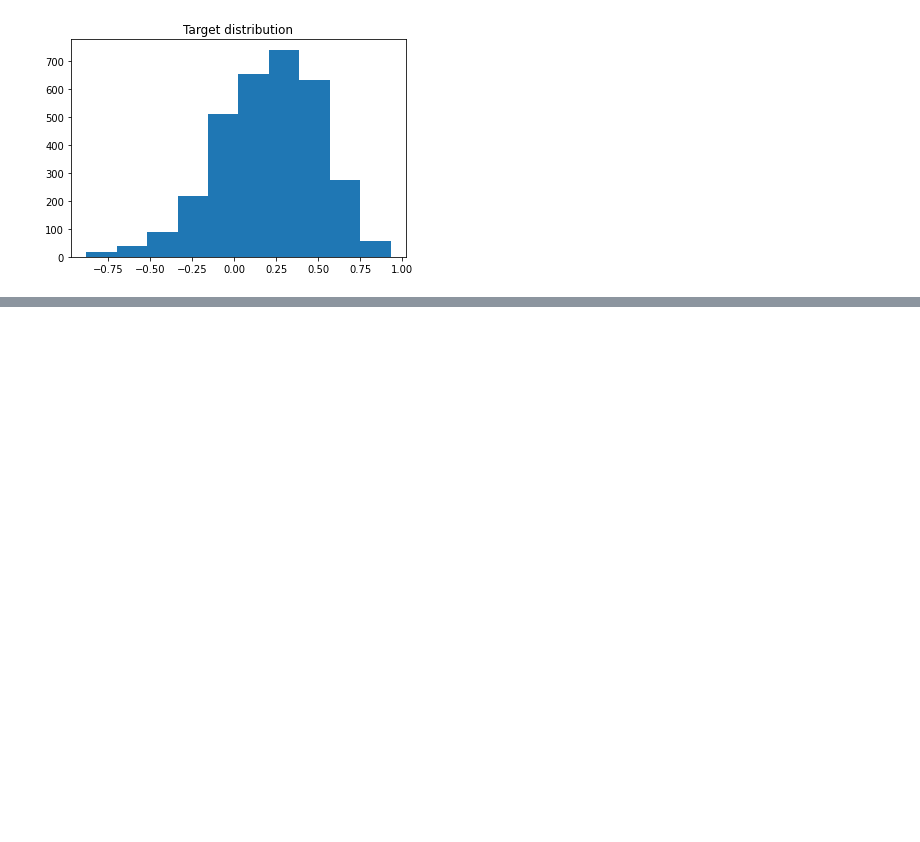
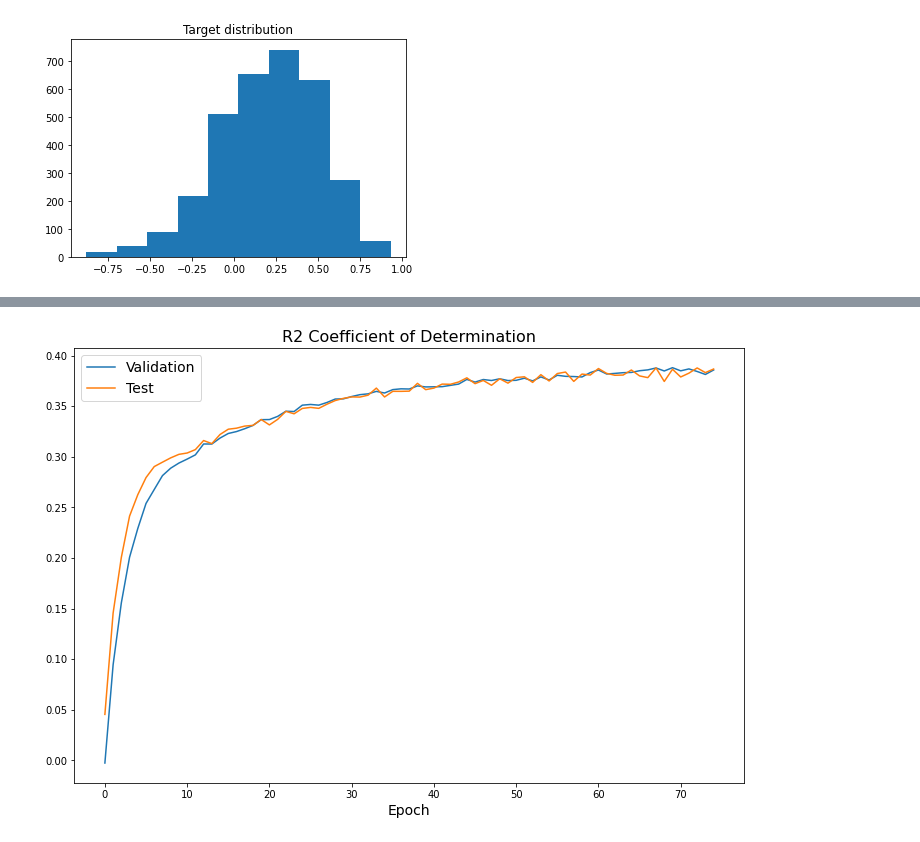
Before and after one commit to realfolkcode/LabelPropagation, a Jupyter notebook: label_propagation.ipynb, the cells around one changed output, grey strips where cells are left out. Saved outputs shown, nothing was run; the diff lists cells and outputs as text; code cells hidden in the pictures; blank space fills up the shorter version.

```diff
--- a/label_propagation.ipynb
+++ b/label_propagation.ipynb
@@ -46,0 +224,10 @@ plt.show()
+# %%
+plt.figure(figsize=(12,8))
+plt.plot(val_r2, label='Validation')
+plt.plot(test_r2, label='Test')
+plt.legend(fontsize=14)
+plt.title('R2 Coefficient of Determination', size=16)
+plt.xlabel('Epoch', size=14)
+plt.show()
+# %% [output]
+[figure, added]
```
Also changed, not shown: parts of 15 cells of this notebook.
